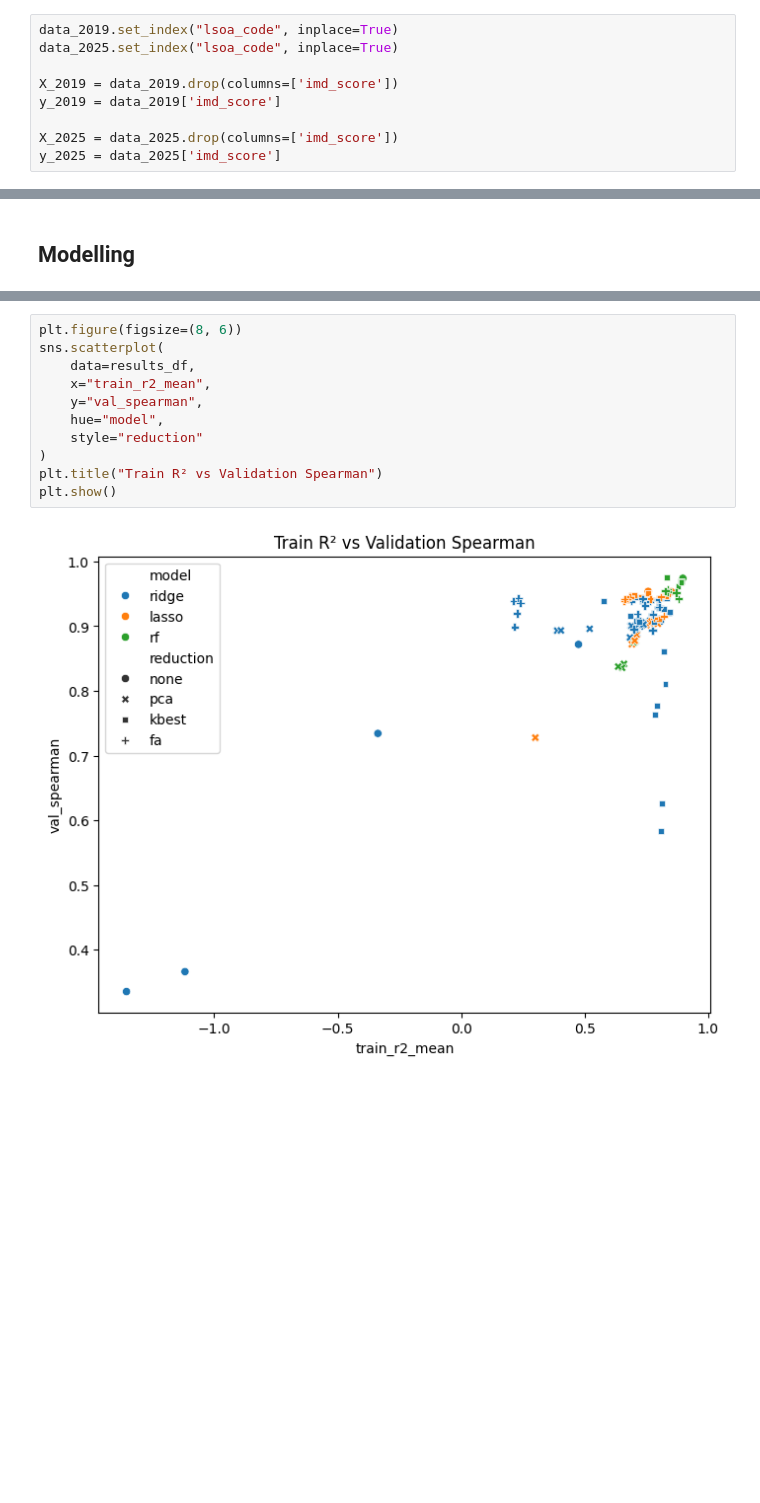
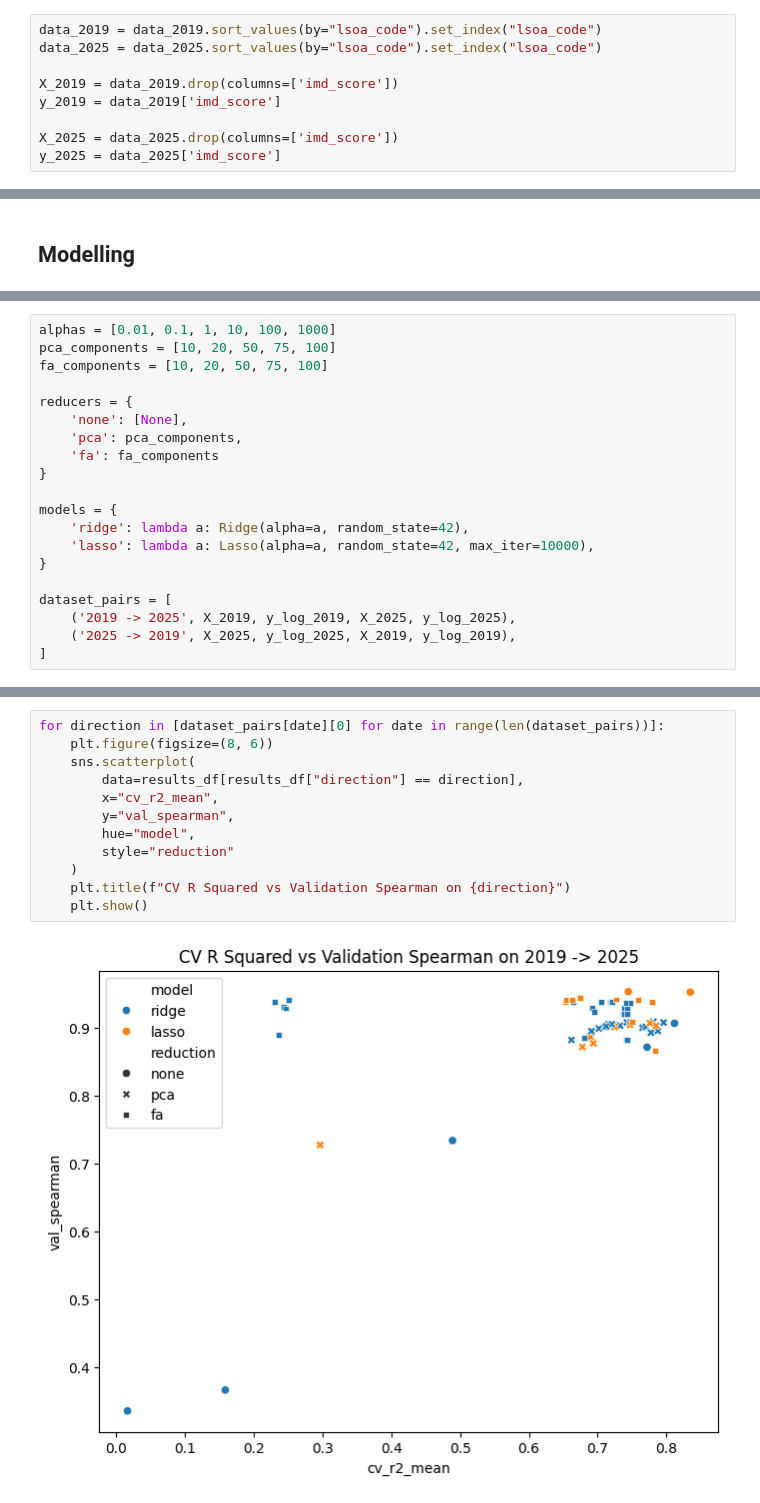
Before and after one commit to DanielSeanBrown/deprivation-experiments, a Jupyter notebook: 2019 to 2025 exo/new_snapshots_test.ipynb, the cells around one changed output, grey strips where cells are left out. Saved outputs shown, nothing was run; the diff lists cells and outputs as text; blank space fills up the shorter version.

```diff
--- a/2019 to 2025 exo/new_snapshots_test.ipynb
+++ b/2019 to 2025 exo/new_snapshots_test.ipynb
@@ -153,8 +155,8 @@ if not consistent_shape:
 # %% [output]
 Datasets have consistent shapes: False
 # %%
-data_2019.set_index("lsoa_code", inplace=True)
-data_2025.set_index("lsoa_code", inplace=True)
+data_2019 = data_2019.sort_values(by="lsoa_code").set_index("lsoa_code")
+data_2025 = data_2025.sort_values(by="lsoa_code").set_index("lsoa_code")
 
 X_2019 = data_2019.drop(columns=['imd_score'])
 y_2019 = data_2019['imd_score']
@@ -455 +354,21 @@ On seeing loadings being dominated in the first two factors and variance drop on
+# %%
+alphas = [0.01, 0.1, 1, 10, 100, 1000]
+pca_components = [10, 20, 50, 75, 100]
+fa_components = [10, 20, 50, 75, 100]
+
+reducers = {
+    'none': [None],
+    'pca': pca_components,
+    'fa': fa_components
+}
+
+models = {
+    'ridge': lambda a: Ridge(alpha=a, random_state=42),
+    'lasso': lambda a: Lasso(alpha=a, random_state=42, max_iter=10000),
+}
+
+dataset_pairs = [
+    ('2019 -> 2025', X_2019, y_log_2019, X_2025, y_log_2025),
+    ('2025 -> 2019', X_2025, y_log_2025, X_2019, y_log_2019),
+]
 # %%
@@ -659,13 +519,14 @@ plt.show()
 # %%
-plt.figure(figsize=(8, 6))
-sns.scatterplot(
-    data=results_df,
-    x="train_r2_mean",
-    y="val_spearman",
-    hue="model",
-    style="reduction"
-)
-plt.title("Train R² vs Validation Spearman")
-plt.show()
+for direction in [dataset_pairs[date][0] for date in range(len(dataset_pairs))]:
+    plt.figure(figsize=(8, 6))
+    sns.scatterplot(
+        data=results_df[results_df["direction"] == direction],
+        x="cv_r2_mean",
+        y="val_spearman",
+        hue="model",
+        style="reduction"
+    )
+    plt.title(f"CV R Squared vs Validation Spearman on {direction}")
+    plt.show()
 # %% [output]
-[figure, old version]
+[figure, new version]
```
Also changed, not shown: parts of 58 cells of this notebook, 1 other file.
